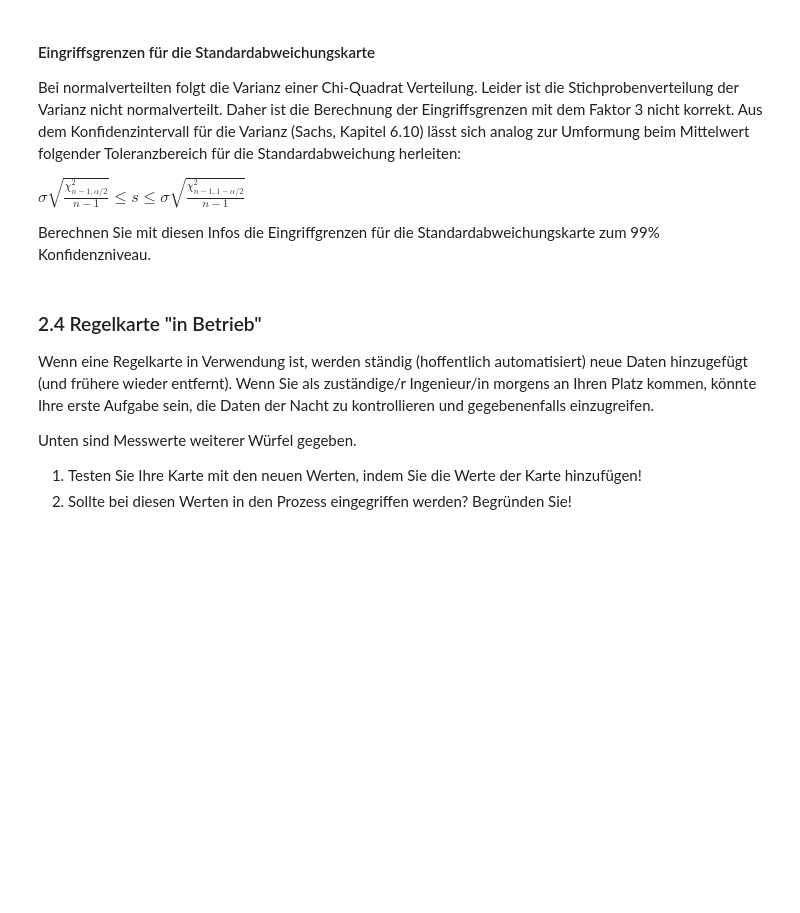
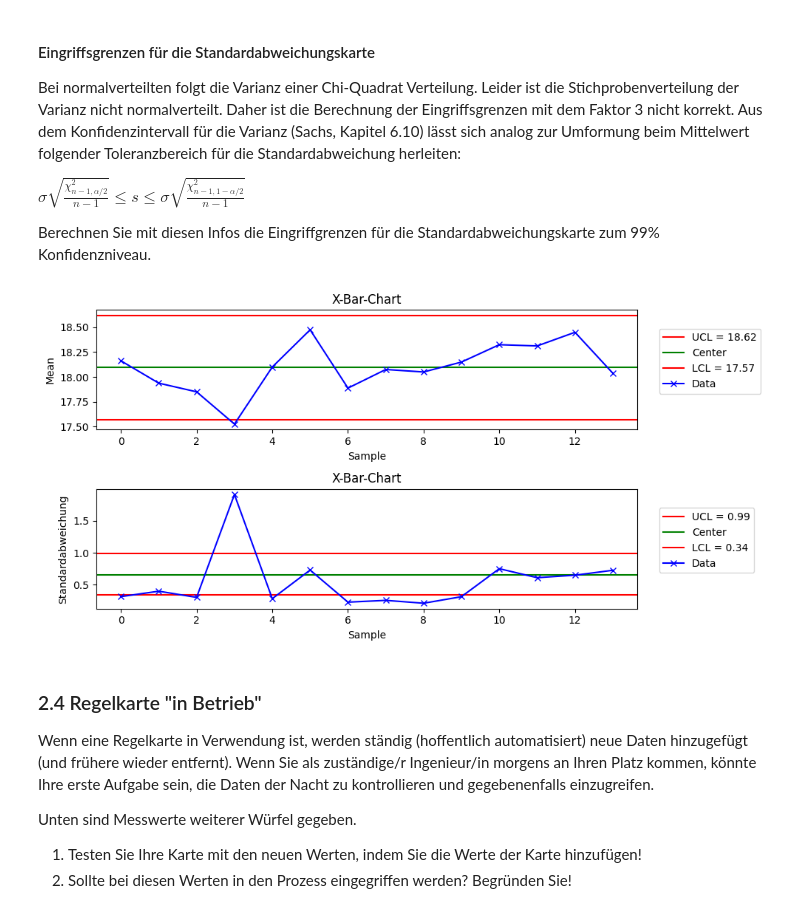
Before and after one commit to NicolasPawelka/Home, a Jupyter notebook: Sem7/DAT/5_SPC_1.ipynb, the cells around one changed output. Cells and saved outputs as stored; diff of their text form; code cells hidden in the pictures; blank space fills up the shorter version.

```diff
--- a/Sem7/DAT/5_SPC_1.ipynb
+++ b/Sem7/DAT/5_SPC_1.ipynb
@@ -180,2 +182,18 @@ Berechnen Sie anhand der Verteilungsfunktion der Normalverteilung:
 # %%
 # TODO: Berechnung der Eingriffsgrenzen für die Mittelwertkarte
+
+
+
+population_mean = data.values.mean()
+population_std = data.values.std(ddof=1)
+
+n = data.shape[0]
+
+
+UCL_mean = population_mean + 3 * (population_std/ np.sqrt(n))
+LCL_mean = population_mean - 3 * (population_std/ np.sqrt(n))
+
+means_center = population_mean
+
+print(f"Obere Kontrollgrenze: {UCL_mean}")
+print(f"Untere Kontrollgrenze: {LCL_mean}")
@@ -192,24 +213,46 @@ Berechnen Sie mit diesen Infos die Eingriffgrenzen für die Standardabweichungsk
 # %%
 # TODO: Berechnung der Eingriffsgrenzen für die Standardabweichungskarte
 # Chi-Quadrat Verteilung: stats.chi2.ppf(1-alpha/2,df=n-1)
+
+alpha = 0.01
+
+chi2_lower = stats.chi2.ppf(alpha / 2,df=n-1)
+chi2_upper = stats.chi2.ppf(1 -alpha / 2,df=n-1)
+
+LCL_std = population_std * np.sqrt(chi2_lower / (n-1))
+UCL_std = population_std * np.sqrt(chi2_upper / (n-1))
 # %%
 # TODO: Mittelwert - und Standardabweichungskarte mit Eingriffsgrenzen darstellen
 # (OEG: obere Eingriffsgrenze, UEG: untere Eingriffsgrenze bzw. UCL: upper control limit, LCL: lower control limit)
 # Einfügen horizontaler Linien in einen Graph: axs[0].axhline(value,color='r',label='')
 
 # ein Code - Vorschlag für die Mittelwertkarte:
 fig, axs = plt.subplots(2, 1, figsize=(10, 5))
 axs[0].set_title("X-Bar-Chart")
 axs[0].axhline(UCL_mean,color='r',label='UCL = {}'.format(np.round(UCL_mean,2)))
 axs[0].axhline(means_center,color='g',label="Center")
 axs[0].axhline(LCL_mean,color='r',label='LCL = {}'.format(np.round(LCL_mean,2)))
 axs[0].plot(means,'bx-',label="Data")
 axs[0].set_ylabel("Mean")
 axs[0].set_xlabel("Sample")
 axs[0].legend(loc=(1.04,0.3))
 
+axs[1].set_title("X-Bar-Chart")
+axs[1].axhline(UCL_std,color='r',label='UCL = {}'.format(np.round(UCL_std,2)))
+axs[1].axhline(population_std,color='g',label="Center")
+axs[1].axhline(LCL_std,color='r',label='LCL = {}'.format(np.round(LCL_std,2)))
+axs[1].plot(stds,'bx-',label="Data")
+axs[1].set_ylabel("Standardabweichung")
+axs[1].set_xlabel("Sample")
+axs[1].legend(loc=(1.04,0.3))
+
+
+
+
 plt.tight_layout() # kein Overlap der Beschriftungen der verschiedenen Plots
 plt.show()
+# %% [output]
+[figure, added]
 # %% [markdown]
 ### 2.4 Regelkarte "in Betrieb"
 Wenn eine Regelkarte in Verwendung ist, werden ständig (hoffentlich automatisiert) neue Daten hinzugefügt (und frühere wieder entfernt). Wenn Sie als zuständige/r Ingenieur/in morgens an Ihren Platz kommen, könnte Ihre erste Aufgabe sein, die Daten der Nacht zu kontrollieren und gegebenenfalls einzugreifen.
```
Also changed, not shown: parts of 4 cells of this notebook.
